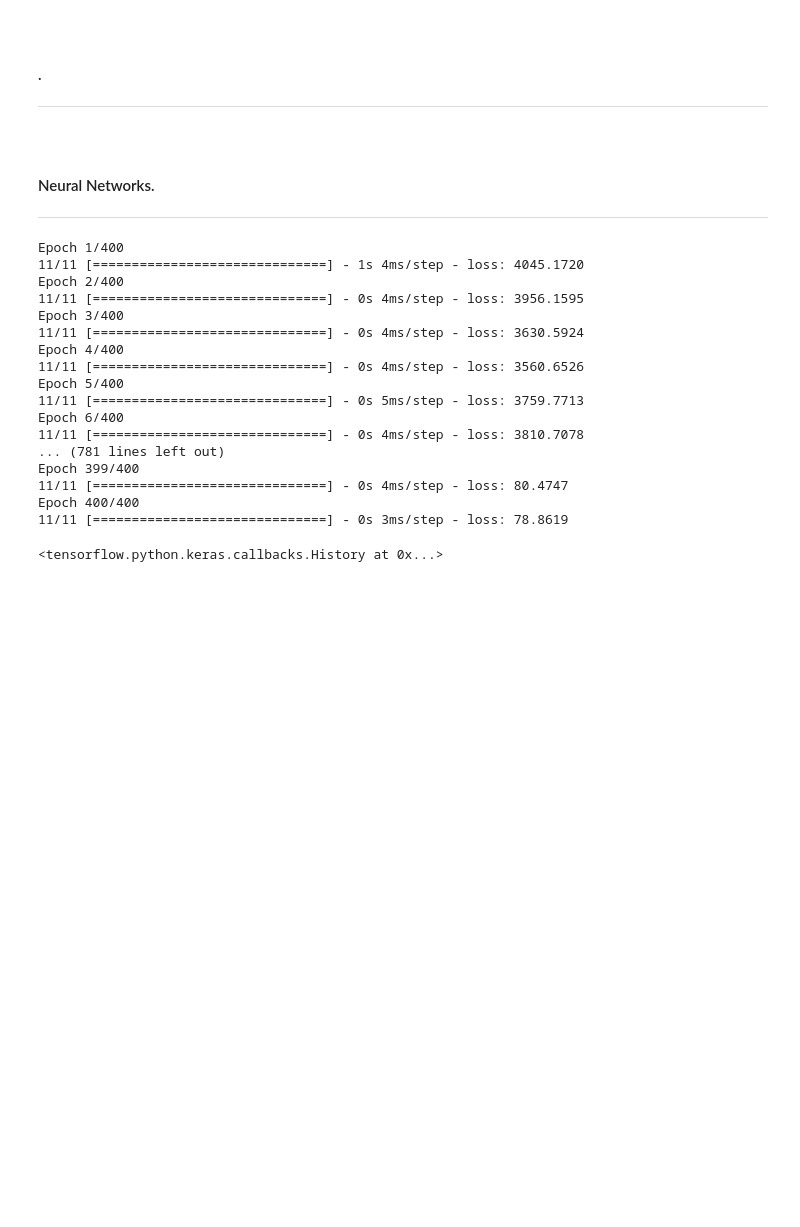
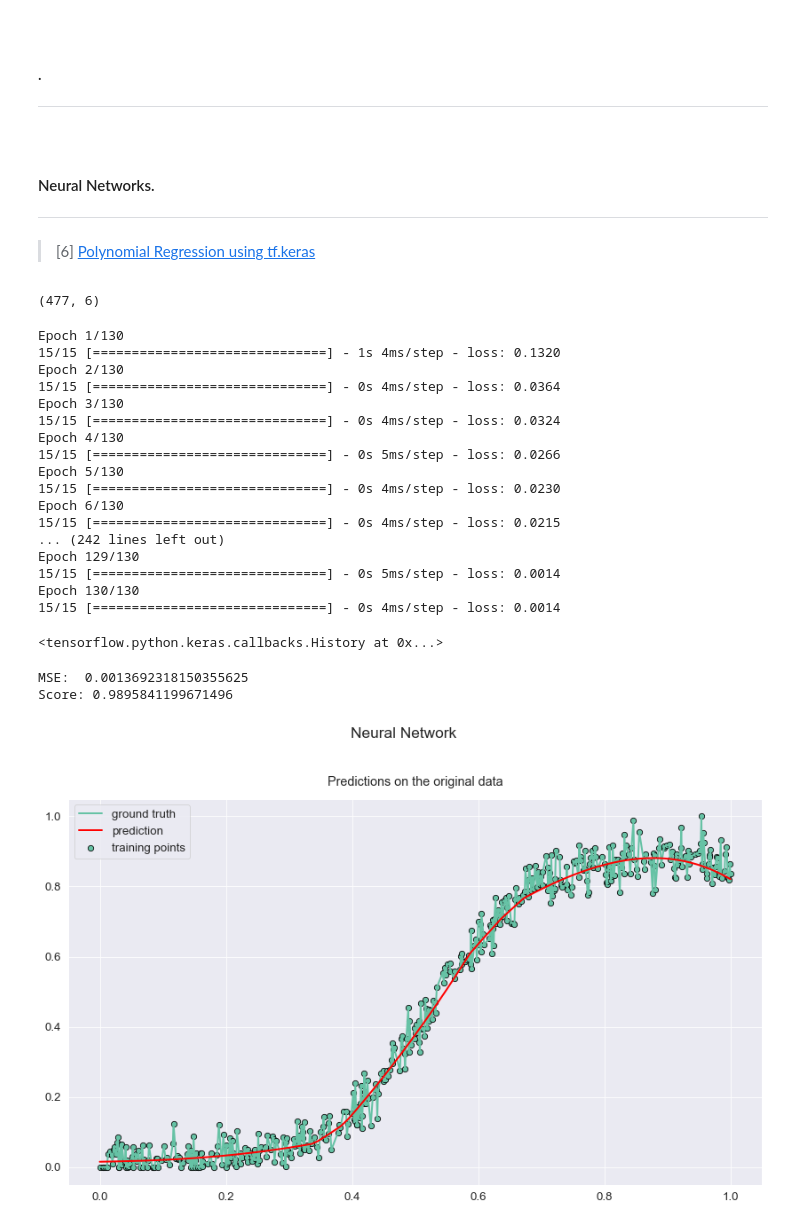
Before and after one commit to olgarozhdestvina/Machine-Learning-and-Statistics-Project, a Jupyter notebook: Power_production_model.ipynb, the cells around one changed output. Cells and saved outputs as stored; diff of their text form; code cells hidden in the pictures; blank space fills up the shorter version.

```diff
--- a/Power_production_model.ipynb
+++ b/Power_production_model.ipynb
@@ -328,3 +335,11 @@ ___
 
 #### Neural Networks.  <a name="nn"></a>
 ___
+
+> [6] [Polynomial Regression using tf.keras](https://medium.com/@anigasan637/polynomial-regression-using-tf-keras-17eaac771256)
+# %%
+poly = PolynomialFeatures(5)
+X_poly = poly.fit_transform(X)
+print(X_poly.shape)
+# %% [output]
+(477, 6)
@@ -337,22 +354,51 @@ model.compile("adam", loss='mse')
 # %%
-# Train the neural network on our training data.
-model.fit(speed_train, power_train, epochs=400)
+##### Train the neural network on our training data.
+model.fit(X_poly, y, epochs=130)
 # %% [output]
-Epoch 1/400
-11/11 [==============================] - 1s 4ms/step - loss: 4045.1720
-Epoch 2/400
-11/11 [==============================] - 0s 4ms/step - loss: 3956.1595
-Epoch 3/400
-11/11 [==============================] - 0s 4ms/step - loss: 3630.5924
-Epoch 4/400
-11/11 [==============================] - 0s 4ms/step - loss: 3560.6526
-Epoch 5/400
-11/11 [==============================] - 0s 5ms/step - loss: 3759.7713
-Epoch 6/400
-11/11 [==============================] - 0s 4ms/step - loss: 3810.7078
-... (781 lines left out)
-Epoch 399/400
-11/11 [==============================] - 0s 4ms/step - loss: 80.4747
-Epoch 400/400
-11/11 [==============================] - 0s 3ms/step - loss: 78.8619
+Epoch 1/130
+15/15 [==============================] - 1s 4ms/step - loss: 0.1320
+Epoch 2/130
+15/15 [==============================] - 0s 4ms/step - loss: 0.0364
+Epoch 3/130
+15/15 [==============================] - 0s 4ms/step - loss: 0.0324
+Epoch 4/130
+15/15 [==============================] - 0s 5ms/step - loss: 0.0266
+Epoch 5/130
+15/15 [==============================] - 0s 4ms/step - loss: 0.0230
+Epoch 6/130
+15/15 [==============================] - 0s 4ms/step - loss: 0.0215
+... (242 lines left out)
+Epoch 129/130
+15/15 [==============================] - 0s 5ms/step - loss: 0.0014
+Epoch 130/130
+15/15 [==============================] - 0s 4ms/step - loss: 0.0014
 <tensorflow.python.keras.callbacks.History at 0x...>
+# %%
+y_nn_pred = model.predict(X_poly)
+
+# Calculate mse.
+print("MSE: ", mean_squared_error(y,y_nn_pred))
+print("Score:", r2_score(y,y_nn_pred ))
+# %% [output]
+MSE:  0.0013692318150355625
+Score: 0.9895841199671496
+# %%
+# Create a figure, axis and titles.
+fig, ax = plt.subplots()
+fig.suptitle("Neural Network", y=1.02)
+ax.set_title("Predictions on the original data",y=1.02)
+
+# Plot training points and line connecting them.
+ax.plot(X_poly[:, 1], y, linewidth=2, label="ground truth")
+ax.scatter(X_poly[:, 1], y, s=40, edgecolors="black", label="training points")
+
+# Plot predictions.
+ax.plot(X_poly[:, 1], y_nn_pred, c="r", linewidth=2, label='prediction')
+
+# Show legend.
+plt.legend(loc='upper left')
+
+# Show the plot.
+plt.show()
+# %% [output]
+[figure, added]
```
Also changed, not shown: parts of 16 cells of this notebook.
